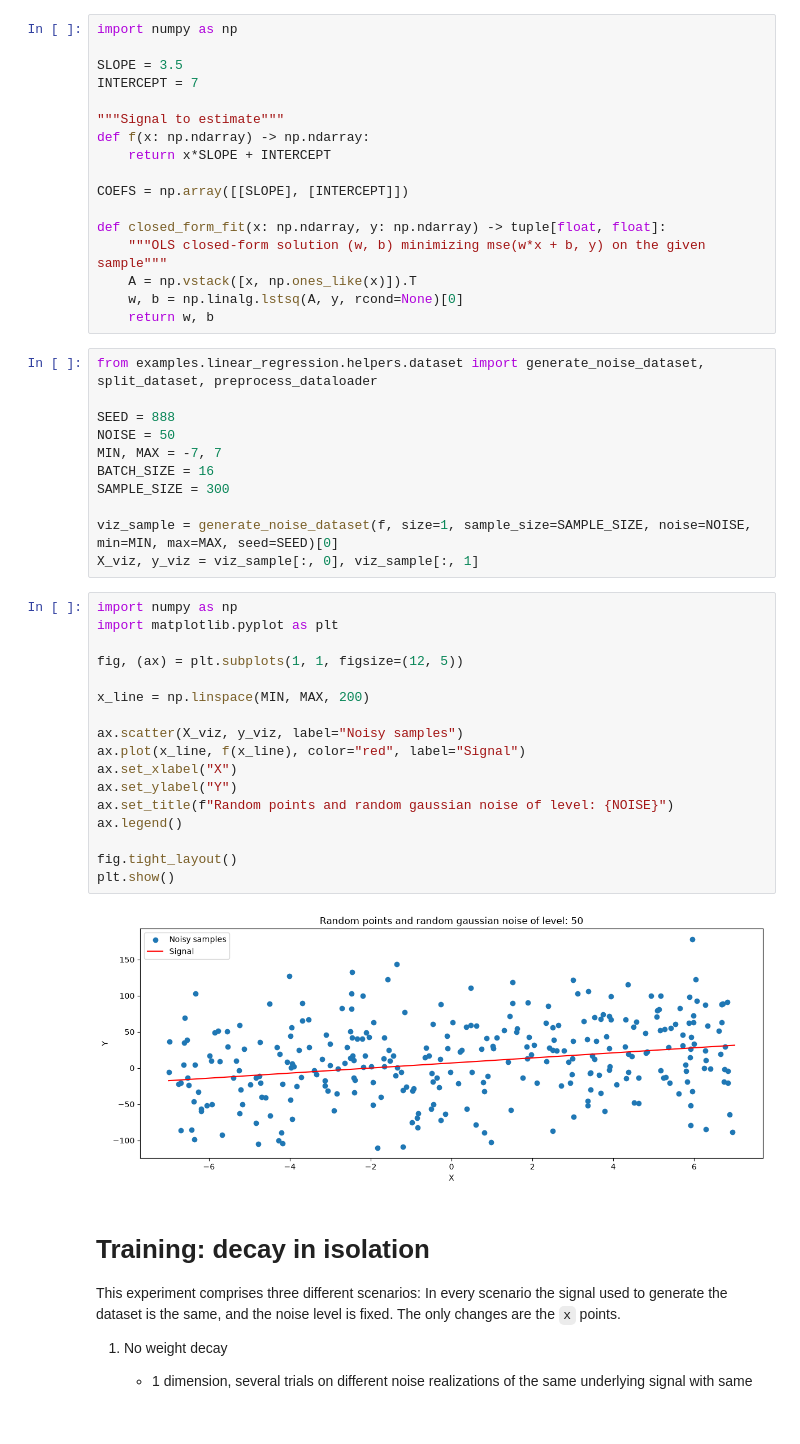
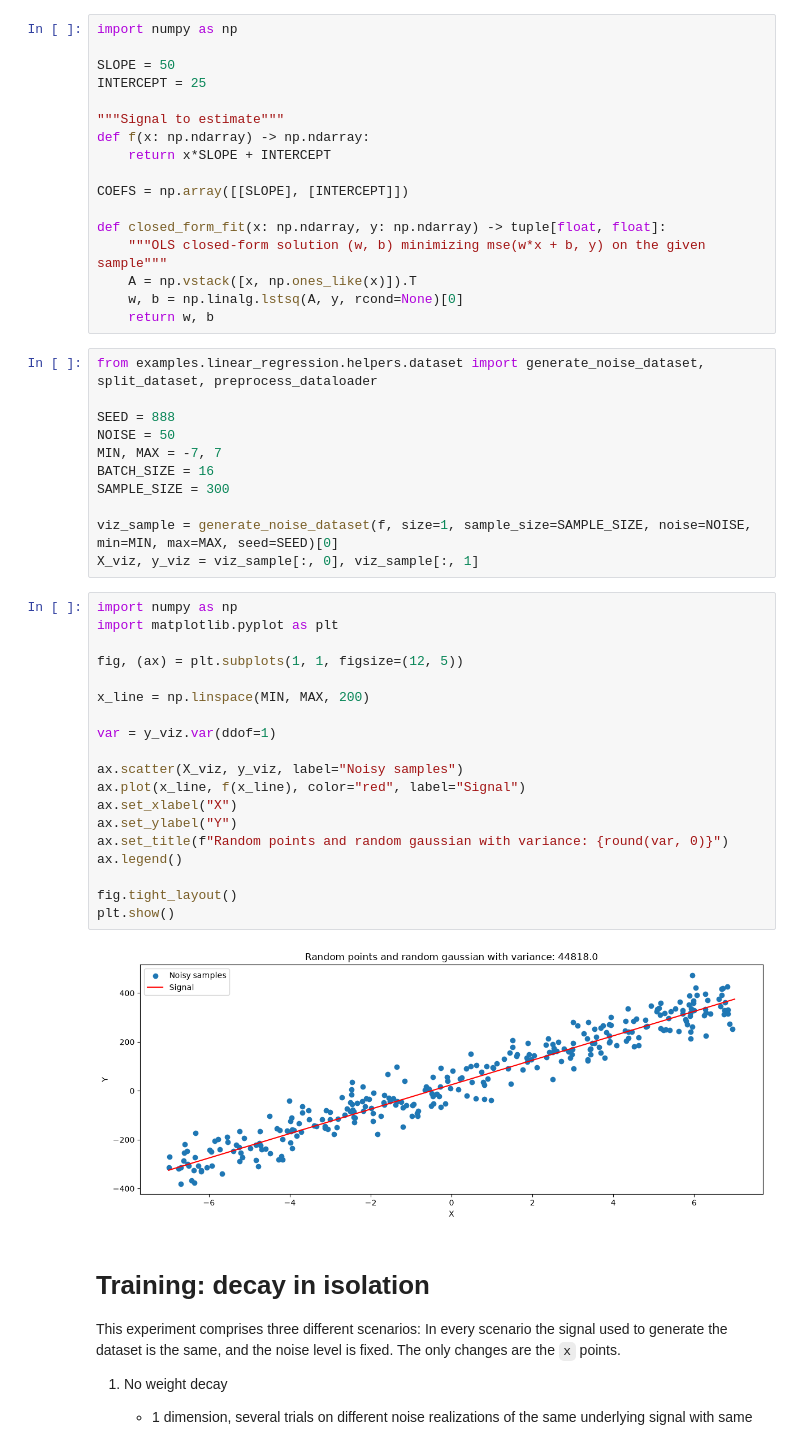
Before and after one commit to cecinuga/thorcino, a Jupyter notebook: examples/linear_regression/regularization/DL2/main.ipynb, the cells around one changed output. Saved outputs shown, nothing was run; the diff lists cells and outputs as text.

```diff
--- a/examples/linear_regression/regularization/DL2/main.ipynb
+++ b/examples/linear_regression/regularization/DL2/main.ipynb
@@ -5,8 +5,8 @@ We will use a synthetic dataset generated from a known linear signal `f(x) = SLO
 # %%
 import numpy as np
 
-SLOPE = 3.5
-INTERCEPT = 7
+SLOPE = 50
+INTERCEPT = 25
 
 """Signal to estimate"""
 def f(x: np.ndarray) -> np.ndarray:
@@ -33,22 +33,24 @@ X_viz, y_viz = viz_sample[:, 0], viz_sample[:, 1]
 # %%
 import numpy as np
 import matplotlib.pyplot as plt
 
 fig, (ax) = plt.subplots(1, 1, figsize=(12, 5))
 
 x_line = np.linspace(MIN, MAX, 200)
 
+var = y_viz.var(ddof=1)
+
 ax.scatter(X_viz, y_viz, label="Noisy samples")
 ax.plot(x_line, f(x_line), color="red", label="Signal")
 ax.set_xlabel("X")
 ax.set_ylabel("Y")
-ax.set_title(f"Random points and random gaussian noise of level: {NOISE}")
+ax.set_title(f"Random points and random gaussian with variance: {round(var, 0)}")
 ax.legend()
 
 fig.tight_layout()
 plt.show()
 # %% [output]
-[figure, old version]
+[figure, new version]
 # %% [markdown]
 # Training: decay in isolation
 
```
Also changed, not shown: parts of 6 cells of this notebook.
